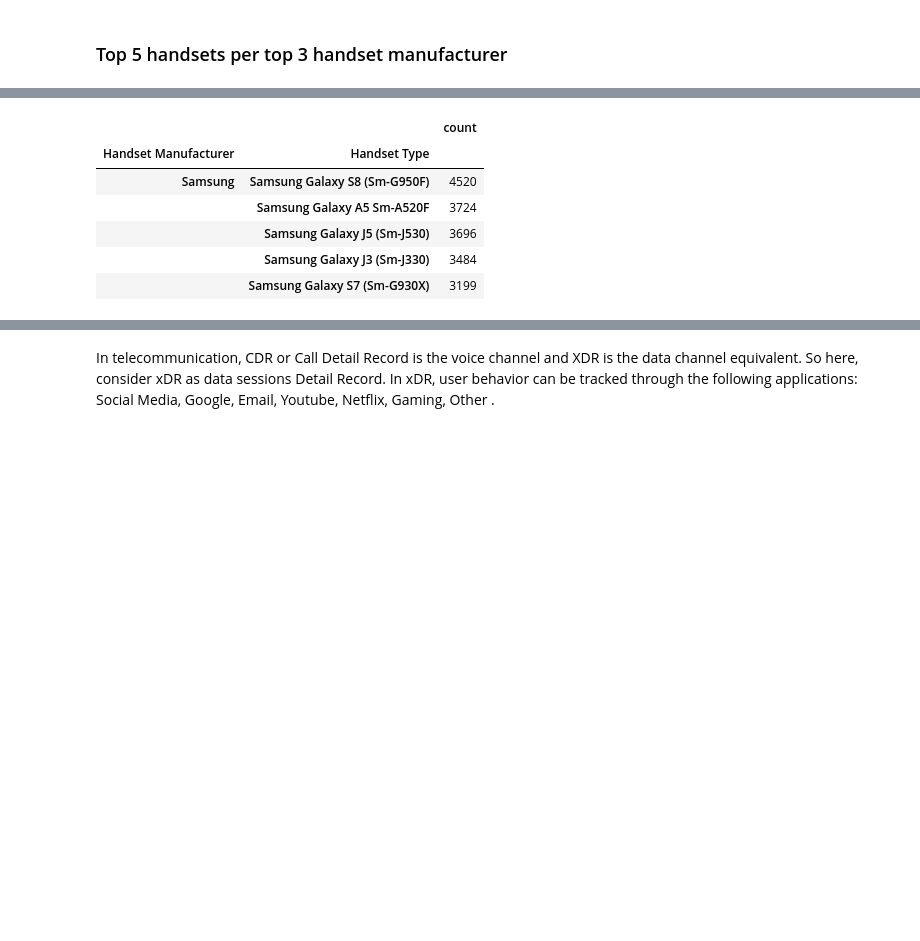
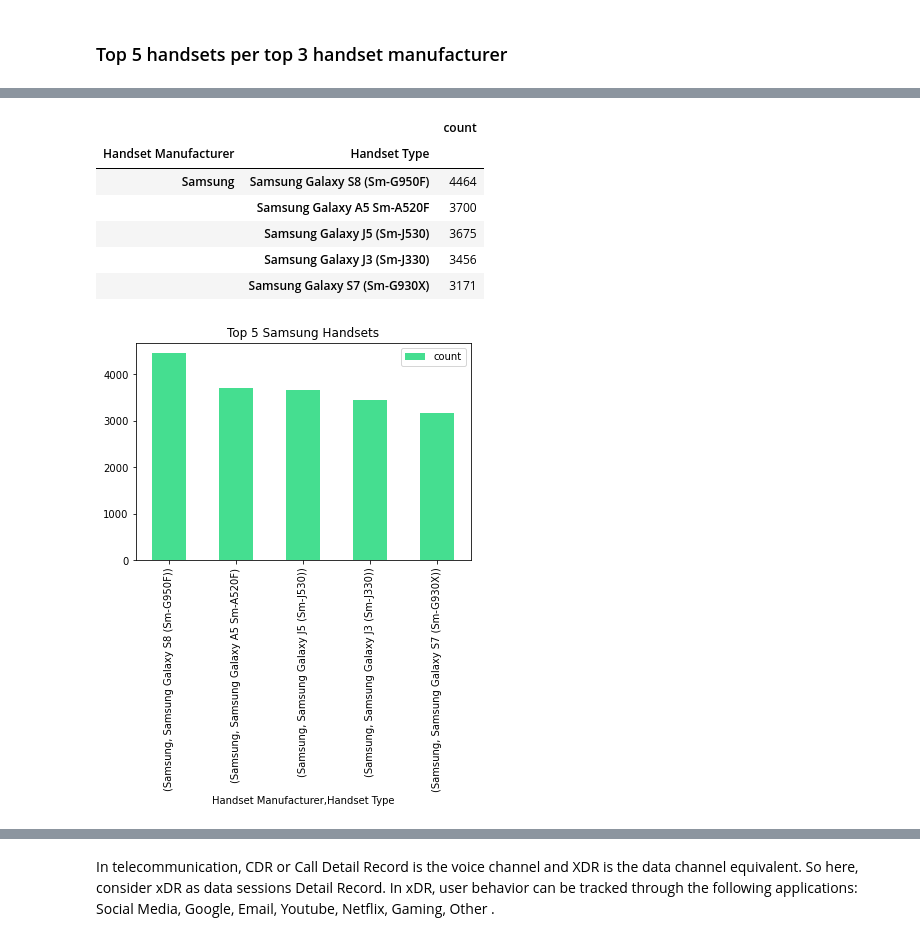
Before and after one commit to BirhanuGebisa/Telecom-User-Analytics, a Jupyter notebook: notebooks/Task1_User_Overview_analysis.ipynb, the cells around one changed output, grey strips where cells are left out. Saved outputs shown, nothing was run; the diff lists cells and outputs as text; code cells hidden in the pictures; blank space fills up the shorter version.

```diff
--- a/notebooks/Task1_User_Overview_analysis.ipynb
+++ b/notebooks/Task1_User_Overview_analysis.ipynb
@@ -12,7 +19,7 @@ Loading Telecom dataset
 # %%
 import warnings
-warnings.filterwarnings('ignore')
+warnings.filterwarnings("ignore", category=FutureWarning)
 pd.set_option('max_column', None)
-telcom = pd.read_csv('../data/Week1_challenge_data_source.csv', na_values=['?',"n.a.","NA","n/a", "na", None])
+telcom = pd.read_csv('../data/cleaned_data.csv', na_values=['?',"n.a.","NA","n/a", "na", None])
 telcom.head()
 # %% [output]
@@ -61,2 +68,4 @@ telcom.describe()
+# %%
+telcom.drop(['Unnamed: 0'], axis=1, inplace=True)
 # %%
 # column names
@@ -141,18 +149,20 @@ top_apple
 # %%
 #Top samsung manufacturer handset
 top_samsung = telcom.loc[telcom['Handset Manufacturer'] == 'Samsung']
 top_samsung = top_samsung.groupby(['Handset Manufacturer', 'Handset Type']).agg({'Handset Type': ['count']})
 top_samsung.columns = ['count']
 top_samsung=top_samsung.nlargest(5, 'count')
+top_samsung.plot.bar(y='count', title="Top 5 Samsung Handsets", stacked=True, color='#45De90')
 top_samsung
 # %% [output]
 |  |  | count |
 | Handset Manufacturer | Handset Type |  |
-| Samsung | Samsung Galaxy S8 (Sm-G950F) | 4520 |
-|  | Samsung Galaxy A5 Sm-A520F | 3724 |
-|  | Samsung Galaxy J5 (Sm-J530) | 3696 |
-|  | Samsung Galaxy J3 (Sm-J330) | 3484 |
-|  | Samsung Galaxy S7 (Sm-G930X) | 3199 |
+| Samsung | Samsung Galaxy S8 (Sm-G950F) | 4464 |
+|  | Samsung Galaxy A5 Sm-A520F | 3700 |
+|  | Samsung Galaxy J5 (Sm-J530) | 3675 |
+|  | Samsung Galaxy J3 (Sm-J330) | 3456 |
+|  | Samsung Galaxy S7 (Sm-G930X) | 3171 |
+[figure, added]
 # %%
 #Top huawei manufacturer handset
 top_huawei = telcom.loc[telcom['Handset Manufacturer'] == 'Huawei']
```
Also changed, not shown: parts of 79 cells of this notebook.
